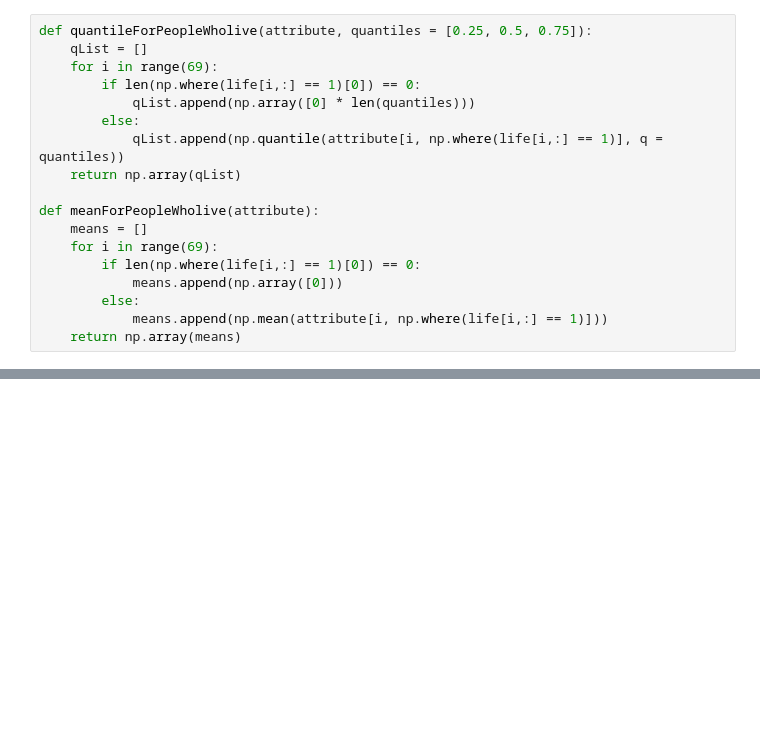
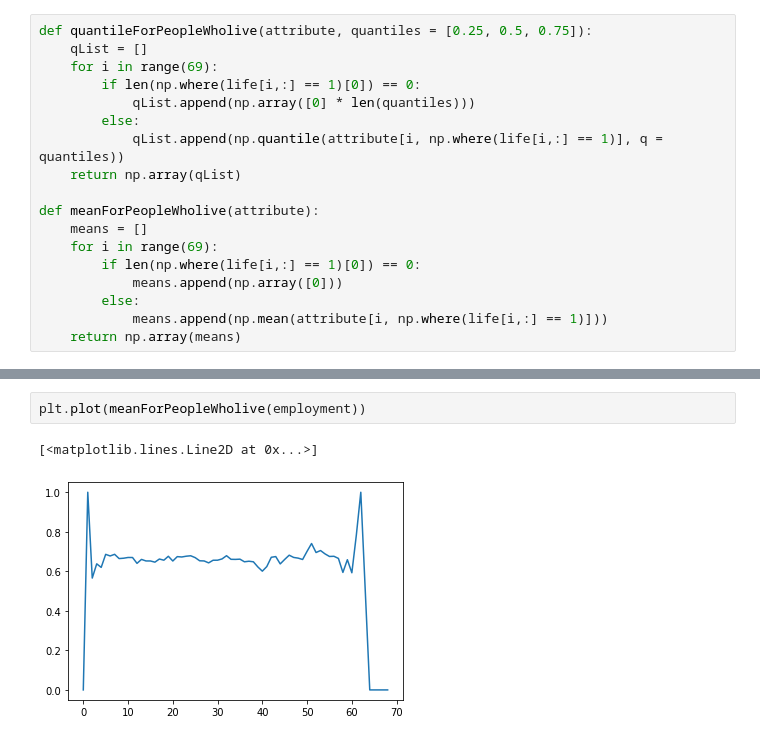
Before and after one commit to dongxulee/lifeCycle, a Jupyter notebook: 20200930/simulationOwning.ipynb, the cells around one changed output, grey strips where cells are left out. Cells and saved outputs as stored; diff of their text form; blank space fills up the shorter version.

```diff
--- a/20200930/simulationOwning.ipynb
+++ b/20200930/simulationOwning.ipynb
@@ -267,0 +321,5 @@ plt.legend()
+# %%
+plt.plot(meanForPeopleWholive(employment))
+# %% [output]
+[<matplotlib.lines.Line2D at 0x...>]
+[figure, added]
```
Also changed, not shown: parts of 14 cells of this notebook, 2 other files.
